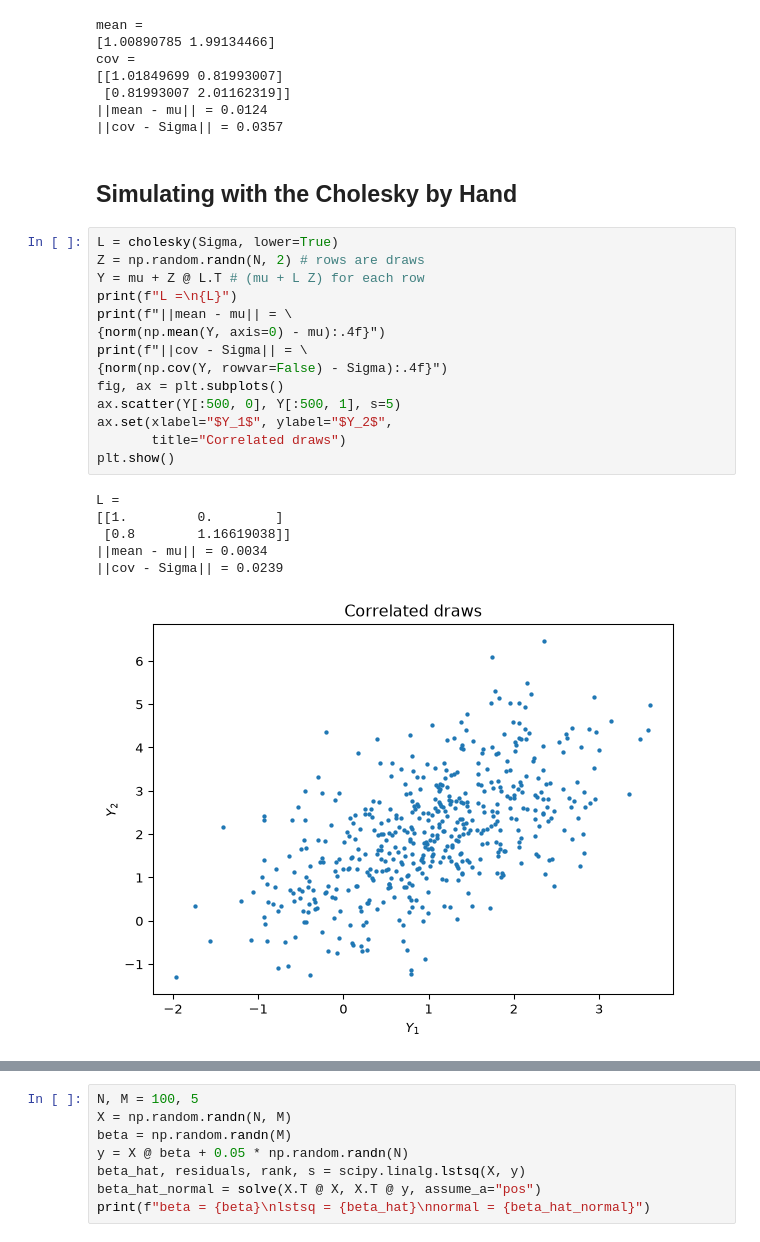
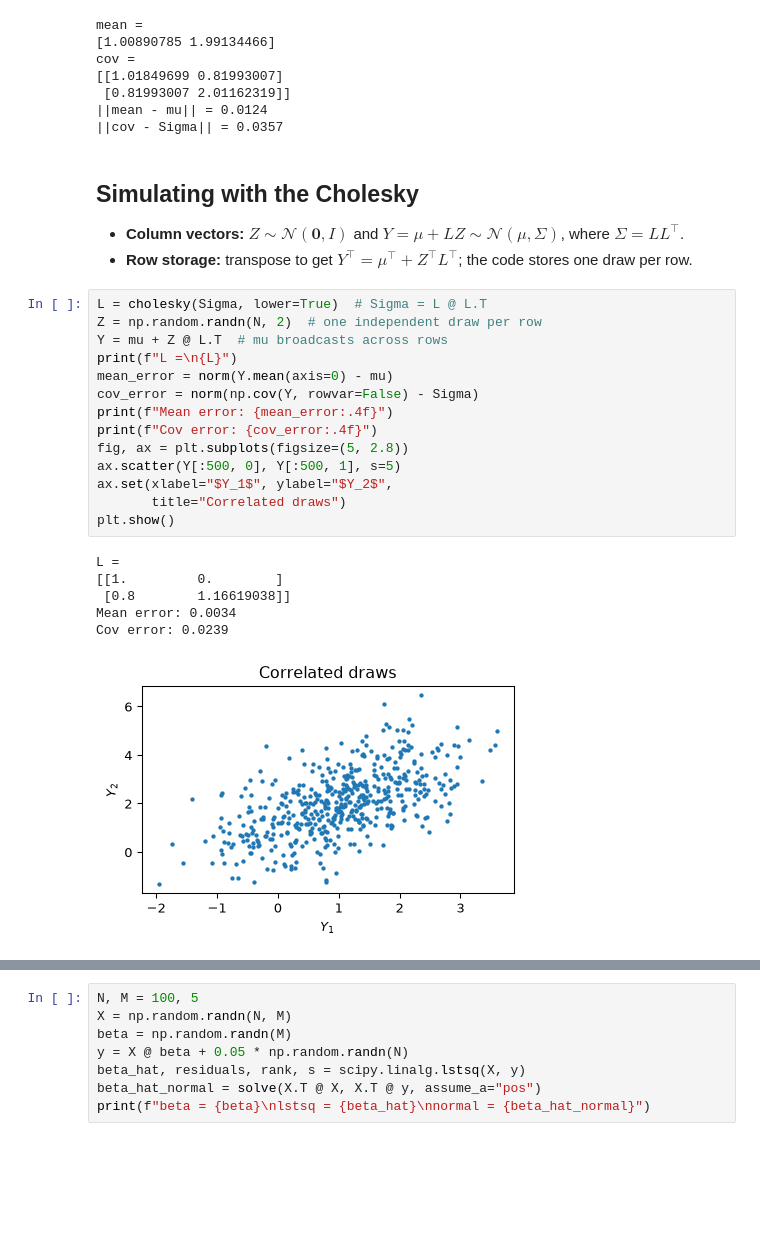
Before and after one commit to jlperla/grad_econ_datascience_notebooks, a Jupyter notebook: slides/optimization_least_squares.ipynb, the cells around one changed output, grey strips where cells are left out. Drawn from its saved outputs; the diff is of its cells as text; blank space fills up the shorter version.

```diff
--- a/slides/optimization_least_squares.ipynb
+++ b/slides/optimization_least_squares.ipynb
@@ -343,29 +405,32 @@ cov =
  [0.81993007 2.01162319]]
 ||mean - mu|| = 0.0124
 ||cov - Sigma|| = 0.0357
-# %% [markdown]
-## Simulating with the Cholesky by Hand
+# %% [markdown]
+## Simulating with the Cholesky
+
+- **Column vectors:** $Z \sim {\mathcal{N}}(\mathbf{0}, I)$ and $Y = \mu + L Z \sim {\mathcal{N}}(\mu, \Sigma)$, where $\Sigma = L L^{\top}$.
+- **Row storage:** transpose to get $Y^{\top} = \mu^{\top} + Z^{\top} L^{\top}$; the code stores one draw per row.
 # %%
-L = cholesky(Sigma, lower=True)
-Z = np.random.randn(N, 2) # rows are draws
-Y = mu + Z @ L.T # (mu + L Z) for each row
+L = cholesky(Sigma, lower=True)  # Sigma = L @ L.T
+Z = np.random.randn(N, 2)  # one independent draw per row
+Y = mu + Z @ L.T  # mu broadcasts across rows
 print(f"L =\n{L}")
-print(f"||mean - mu|| = \
-{norm(np.mean(Y, axis=0) - mu):.4f}")
-print(f"||cov - Sigma|| = \
-{norm(np.cov(Y, rowvar=False) - Sigma):.4f}")
-fig, ax = plt.subplots()
+mean_error = norm(Y.mean(axis=0) - mu)
+cov_error = norm(np.cov(Y, rowvar=False) - Sigma)
+print(f"Mean error: {mean_error:.4f}")
+print(f"Cov error: {cov_error:.4f}")
+fig, ax = plt.subplots(figsize=(5, 2.8))
 ax.scatter(Y[:500, 0], Y[:500, 1], s=5)
 ax.set(xlabel="$Y_1$", ylabel="$Y_2$",
        title="Correlated draws")
 plt.show()
 # %% [output]
 L =
 [[1.         0.        ]
  [0.8        1.16619038]]
-||mean - mu|| = 0.0034
-||cov - Sigma|| = 0.0239
+Mean error: 0.0034
+Cov error: 0.0239
-[figure, old version]
+[figure, new version]
 # %% [markdown]
 ## Why it Works
 
```
Also changed, not shown: parts of 7 cells of this notebook.
